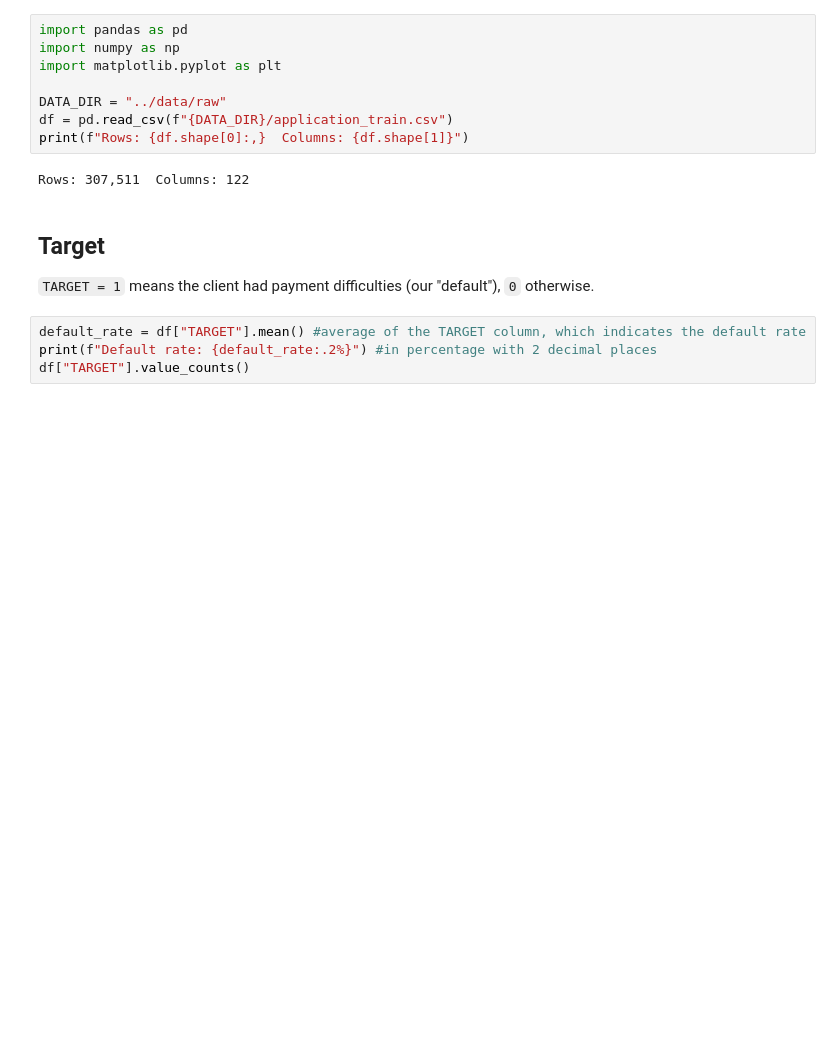
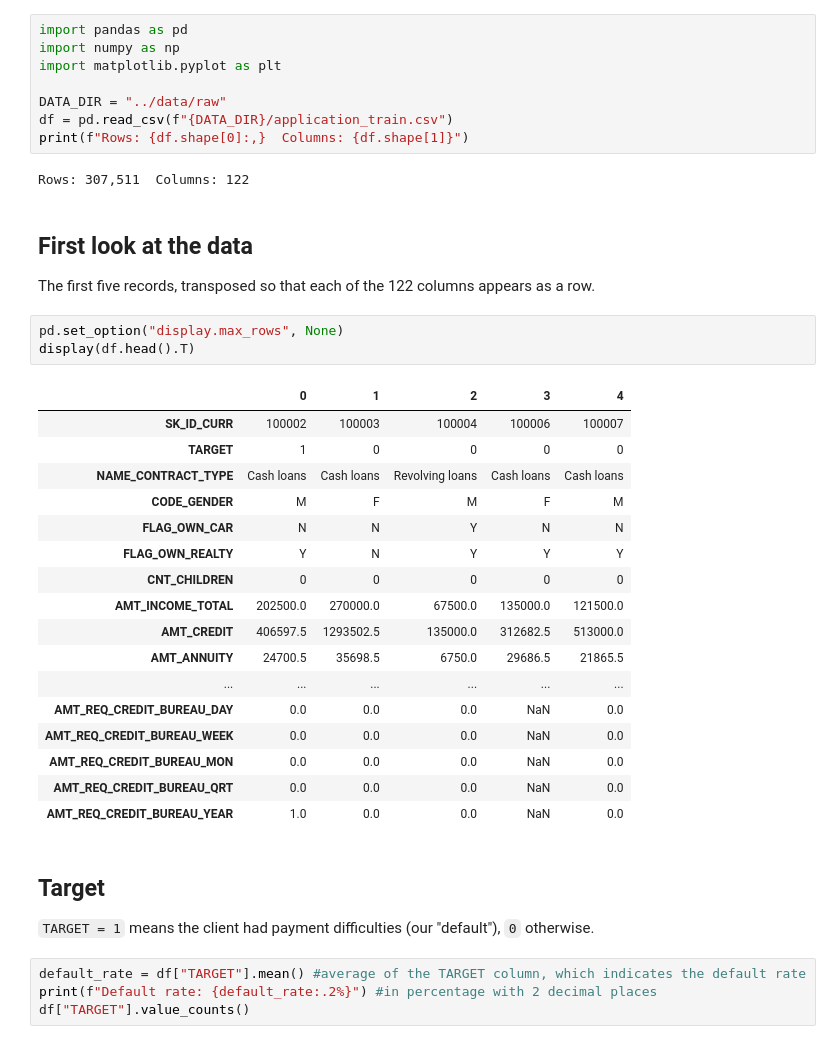
Before and after one commit to LindaLiBogardi/credit-risk-pd-ecl-model, a Jupyter notebook: notebooks/01_explore.ipynb, the cells around one changed output. Saved outputs shown, nothing was run; the diff lists cells and outputs as text; blank space fills up the shorter version.

```diff
--- a/notebooks/01_explore.ipynb
+++ b/notebooks/01_explore.ipynb
@@ -16,6 +16,31 @@ df = pd.read_csv(f"{DATA_DIR}/application_train.csv")
 print(f"Rows: {df.shape[0]:,}  Columns: {df.shape[1]}")
 # %% [output]
 Rows: 307,511  Columns: 122
+# %% [markdown]
+## First look at the data
+
+The first five records, transposed so that each of the 122 columns appears as a row.
+# %%
+pd.set_option("display.max_rows", None)
+display(df.head().T)
+# %% [output]
+|  | 0 | 1 | 2 | 3 | 4 |
+| SK_ID_CURR | 100002 | 100003 | 100004 | 100006 | 100007 |
+| TARGET | 1 | 0 | 0 | 0 | 0 |
+| NAME_CONTRACT_TYPE | Cash loans | Cash loans | Revolving loans | Cash loans | Cash loans |
+| CODE_GENDER | M | F | M | F | M |
+| FLAG_OWN_CAR | N | N | Y | N | N |
+| FLAG_OWN_REALTY | Y | N | Y | Y | Y |
+| CNT_CHILDREN | 0 | 0 | 0 | 0 | 0 |
+| AMT_INCOME_TOTAL | 202500.0 | 270000.0 | 67500.0 | 135000.0 | 121500.0 |
+| AMT_CREDIT | 406597.5 | 1293502.5 | 135000.0 | 312682.5 | 513000.0 |
+| AMT_ANNUITY | 24700.5 | 35698.5 | 6750.0 | 29686.5 | 21865.5 |
+| ... | ... | ... | ... | ... | ... |
+| AMT_REQ_CREDIT_BUREAU_DAY | 0.0 | 0.0 | 0.0 | NaN | 0.0 |
+| AMT_REQ_CREDIT_BUREAU_WEEK | 0.0 | 0.0 | 0.0 | NaN | 0.0 |
+| AMT_REQ_CREDIT_BUREAU_MON | 0.0 | 0.0 | 0.0 | NaN | 0.0 |
+| AMT_REQ_CREDIT_BUREAU_QRT | 0.0 | 0.0 | 0.0 | NaN | 0.0 |
+| AMT_REQ_CREDIT_BUREAU_YEAR | 1.0 | 0.0 | 0.0 | NaN | 0.0 |
 # %% [markdown]
 ## Target
 
```
Also changed, not shown: parts of 2 cells of this notebook.
